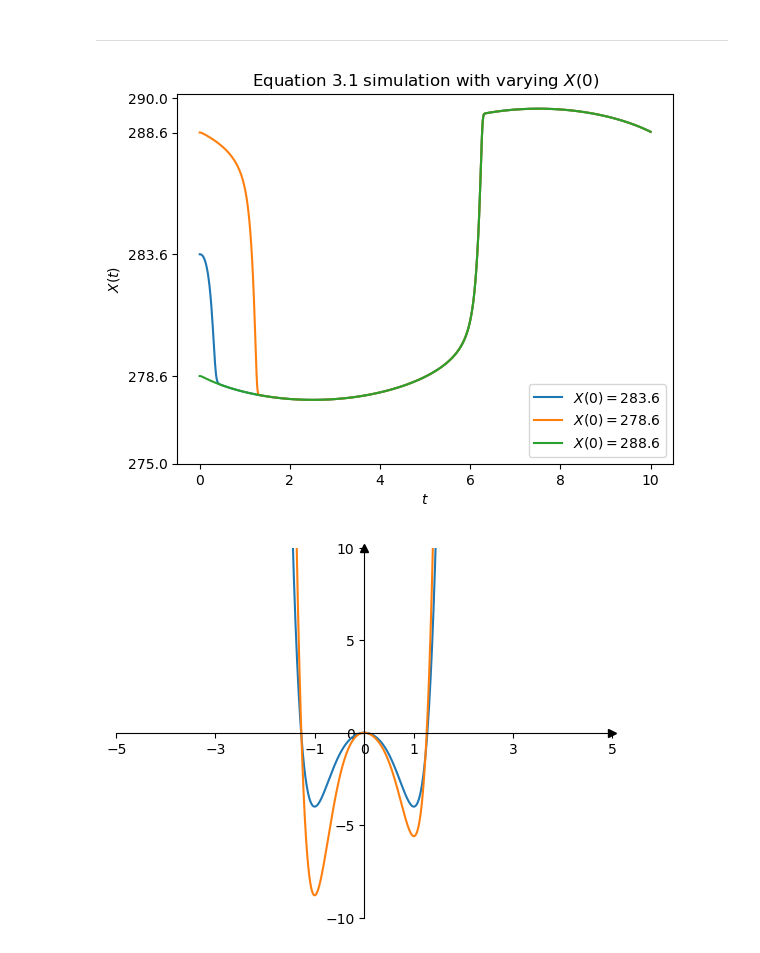
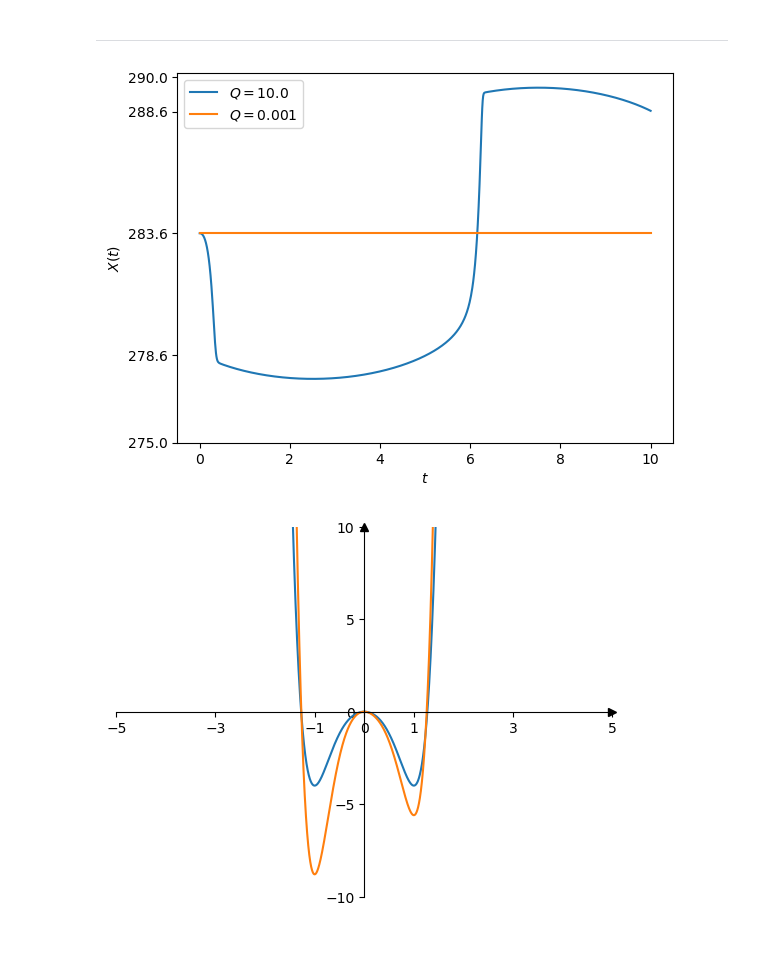
Before and after one commit to abhirao-03/stochastic-resonance, a Jupyter notebook: visualisations.ipynb, the cells around one changed output. Saved outputs shown, nothing was run; the diff lists cells and outputs as text; code cells hidden in the pictures.

```diff
--- a/visualisations.ipynb
+++ b/visualisations.ipynb
@@ -305,40 +304,32 @@ plt.tight_layout()
 # %%
 def const_pot(x):
     return d_poly__d_x(x, t=0)
 
 dt = 0.01
 time_horizon = 10
 num_steps = int(time_horizon/dt)
 t = np.linspace(0, time_horizon, num_steps)
 
-x = np.empty(shape=t.shape[0])
-x[0] = 0
-
-x_one = x.copy()
-x_one[0] = 1
-
-x_neg = x.copy()
-x_neg[0] = -1
-
-Q = 10
+x = np.zeros(shape=t.shape[0])
+low_x = x.copy()
+low_Q = 0.001
+Q = 10.0
 
 for i in range(len(x) - 1):
     x[i+1] = x[i] + dt*(-const_pot(x[i]) - Q*np.sin((2*np.pi*t[i])/(time_horizon)))
-    x_one[i+1] = x_one[i] + dt*(-const_pot(x_one[i]) - Q*np.sin((2*np.pi*t[i])/(time_horizon)))
-    x_neg[i+1] = x_neg[i] + dt*(-const_pot(x_neg[i]) - Q*np.sin((2*np.pi*t[i])/(time_horizon)))
+    low_x[i] = low_x[i] + dt*(-const_pot(low_x[i]) - low_Q*np.sin((2*np.pi*t[i])/(time_horizon)))
 
 x_scaled = (x*5) + 283.6
-plt.plot(t, x_scaled, label=r'$X(0) = 283.6$')
-plt.plot(t, (x_one * 5) + 283.6, label=r'$X(0) = 278.6$')
-plt.plot(t, (x_neg * 5) + 283.6, label=r'$X(0) = 288.6$')
+low_x_scaled = (low_x*5) + 283.6
+plt.plot(t, x_scaled, label=r'$Q = 10.0$')
+plt.plot(t, low_x_scaled, label=r'$Q = 0.001$')
 plt.yticks([275, 278.6, 283.6, 288.6, 290])
 plt.xlabel(r'$t$')
 plt.ylabel(r'$X(t)$')
-plt.title('Equation 3.1 simulation with varying $X(0)$')
 plt.legend()
 plt.show()
 # %% [output]
-[figure, old version]
+[figure, new version]
 # %%
 def int_pot(x, a_6=1, a_2=-3.2, a_3=0):
     a_5 = (-3/5)*a_3
```
Also changed, not shown: parts of 3 cells of this notebook, 16 other files.
